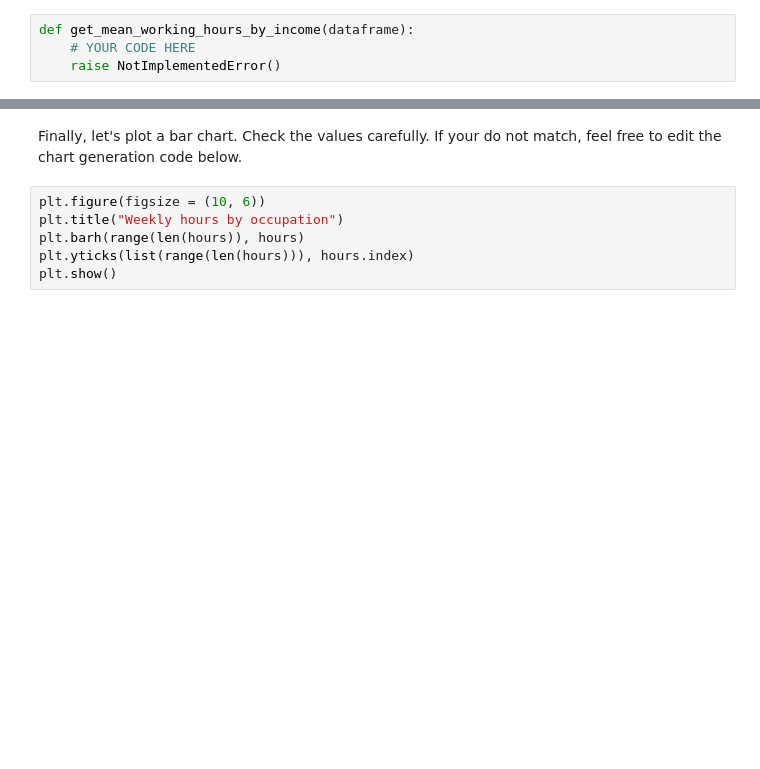
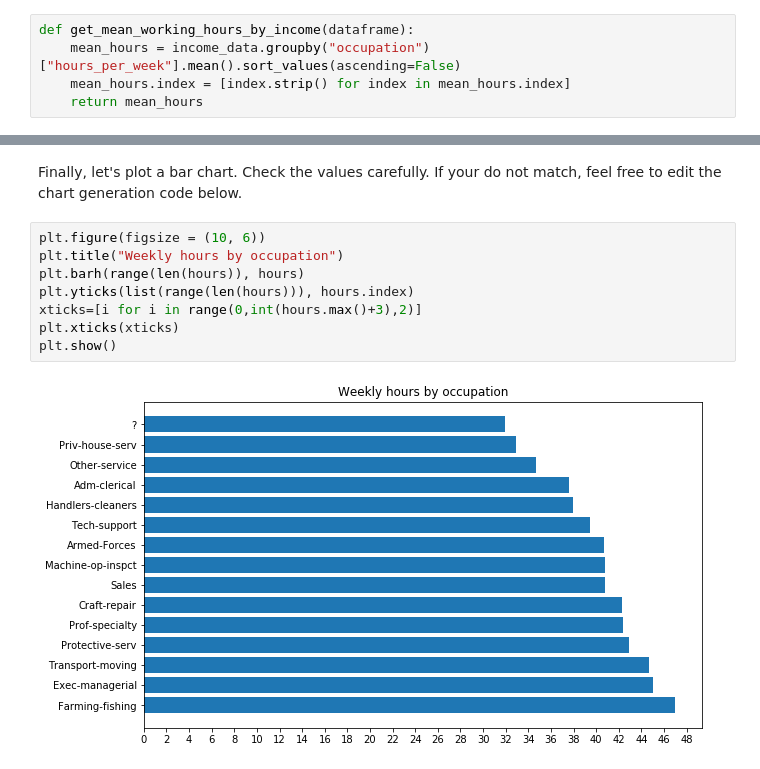
Before and after one commit to HristoRaykov/ArtIntelligence-04.2019, a Jupyter notebook: DataScience/03.DataVisualization&Analysis/03. Data-Visualization-Exploratory-Data-Analysis-Lab/Data Visualization and EDA Lab.ipynb, the cells around one changed output, grey strips where cells are left out. Cells and saved outputs as stored; diff of their text form; blank space fills up the shorter version.

```diff
--- a/DataScience/03.DataVisualization&Analysis/03. Data-Visualization-Exploratory-Data-Analysis-Lab/Data Visualization and EDA Lab.ipynb
+++ b/DataScience/03.DataVisualization&Analysis/03. Data-Visualization-Exploratory-Data-Analysis-Lab/Data Visualization and EDA Lab.ipynb
@@ -115,10 +133,11 @@ nose.tools.assert_not_equal(country, "")
 Which people are most overworked? Group all data by occupation and calculate the mean hours per week for each group.
 
 Write a function that **calculates and returns** all mean hours per week as a `Series`. Sort the results in descending order (most hours to fewest hours).
-# %%
-def get_mean_working_hours_by_income(dataframe):
-    # YOUR CODE HERE
-    raise NotImplementedError()
+# %%
+def get_mean_working_hours_by_income(dataframe):
+    mean_hours = income_data.groupby("occupation")["hours_per_week"].mean().sort_values(ascending=False)
+    mean_hours.index = [index.strip() for index in mean_hours.index]
+    return mean_hours
 # %%
 hours = get_mean_working_hours_by_income(income_data)
 print(hours)
@@ -128,6 +164,10 @@ Finally, let's plot a bar chart. Check the values carefully. If your do not matc
 # %%
 plt.figure(figsize = (10, 6))
 plt.title("Weekly hours by occupation")
 plt.barh(range(len(hours)), hours)
 plt.yticks(list(range(len(hours))), hours.index)
+xticks=[i for i in range(0,int(hours.max()+3),2)]
+plt.xticks(xticks)
 plt.show()
+# %% [output]
+[figure, added]
```
Also changed, not shown: parts of 16 cells of this notebook.
